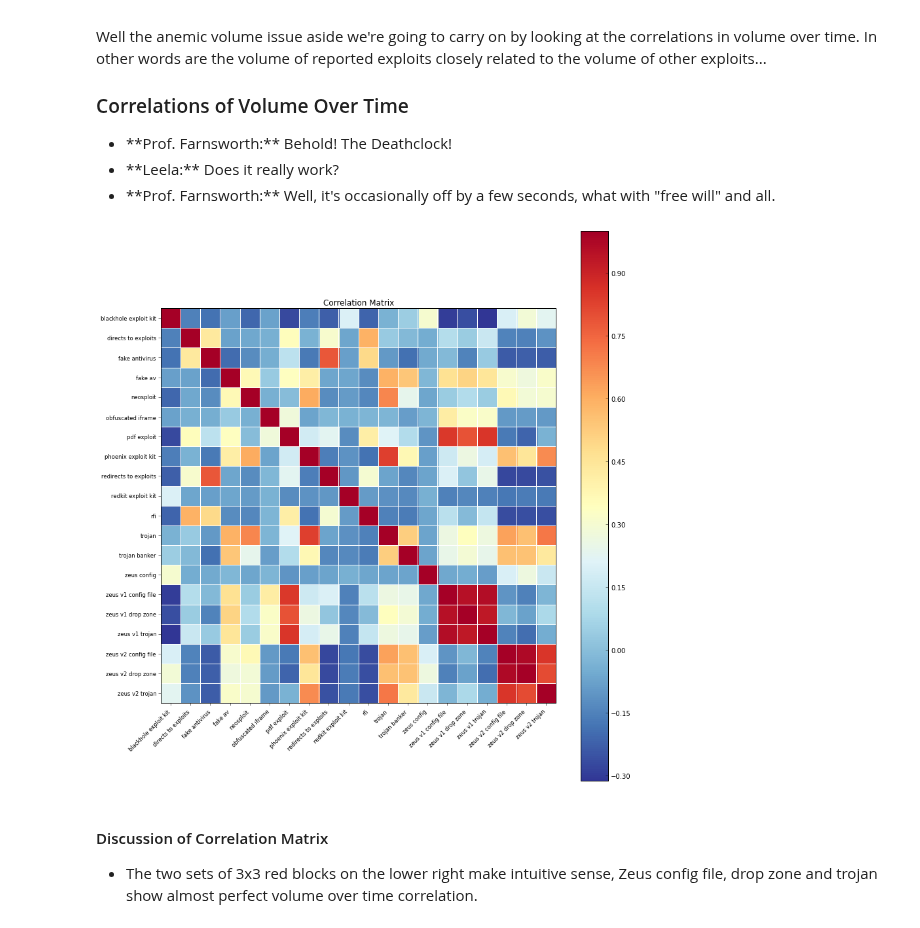
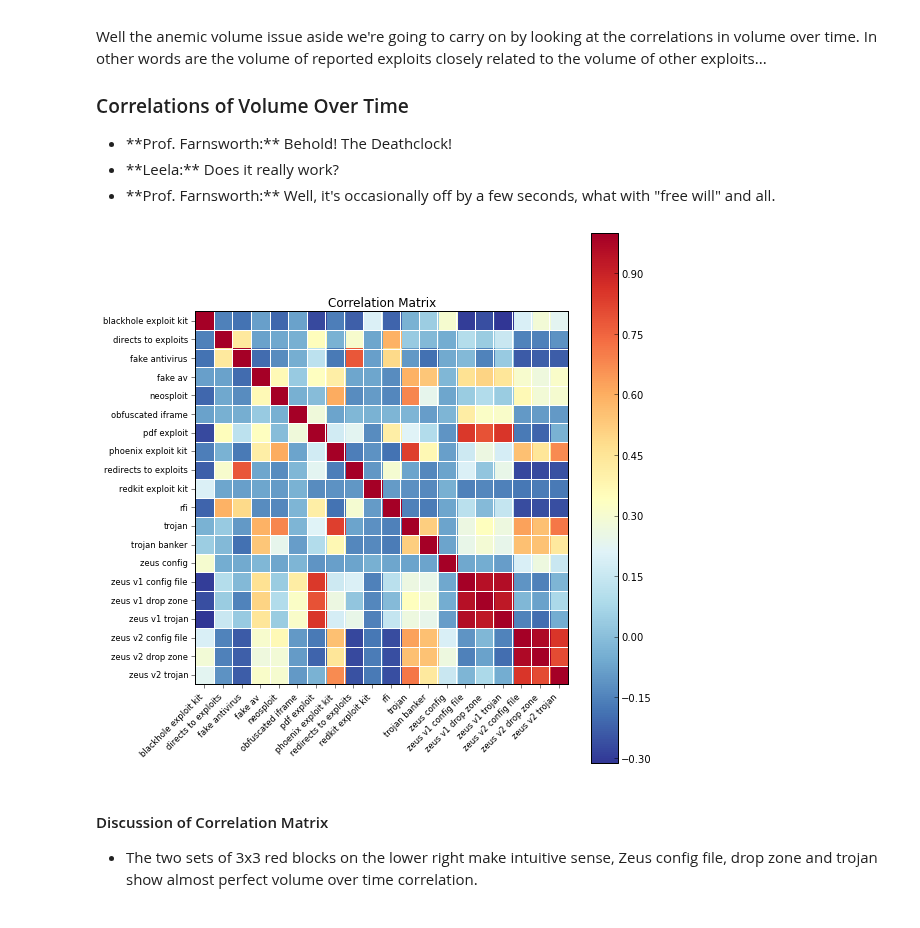
Before and after one commit to SuperCowPowers/data_hacking, a Jupyter notebook: mdl_exploration/MDL_Data_Exploration.ipynb, the cells around one changed output. Drawn from its saved outputs; the diff is of its cells as text; code cells hidden in the pictures.

```diff
--- a/mdl_exploration/MDL_Data_Exploration.ipynb
+++ b/mdl_exploration/MDL_Data_Exploration.ipynb
@@ -61,7 +61,7 @@ Coverted to utf8
 #    date,domain,ip,reverse,description,registrant,asn,inactive,country
 import StringIO
 dataframe = pd.read_csv(StringIO.StringIO(utf_text), names=['date','domain','ip','reverse','description',
-                                         'registrant','asn','inactive','country'], header=None, encoding='utf8')
+                        'registrant','asn','inactive','country'], header=None, encoding='utf8',low_memory=False)
 # %%
 dataframe
 # %% [output]
@@ -211,4 +224,4 @@ dataframe['description']
 Name: description, Length: 30901, dtype: object
 # %%
 # We noticed that the description values just differ by whitespace or captilization
-dataframe['description'] = dataframe['description'].apply(lambda x: x.strip().lower())
+dataframe['description'].apply(lambda x: x.strip().lower())
@@ -440,16 +484,16 @@ corr_df = grouped[topN].corr()
 # %%
 # Statsmodels has a correlation plot, we expect the diagonal to have perfect
 # correlation (1.0) but anything high score off the diagonal means that
 # the volume of different exploits are temporally correlated.
 import statsmodels.api as sm
 corr_df.sort(axis=0, inplace=True) # Just sorting so exploits names are easy to find
 corr_df.sort(axis=1, inplace=True)
 corr_matrix = corr_df.as_matrix()
-pylab.rcParams['figure.figsize'] = (12.0, 12.0)
+pylab.rcParams['figure.figsize'] = (8.0, 8.0)
 sm.graphics.plot_corr(corr_matrix, xnames=corr_df.index.tolist())
 plt.show()
 # %% [output]
-[figure, old version]
+[figure, new version]
 # %% [markdown]
 #### Discussion of Correlation Matrix
   * The two sets of 3x3 red blocks on the lower right make intuitive sense, Zeus config file, drop zone and trojan show almost perfect volume over time correlation.
```
Also changed, not shown: parts of 17 cells of this notebook.
